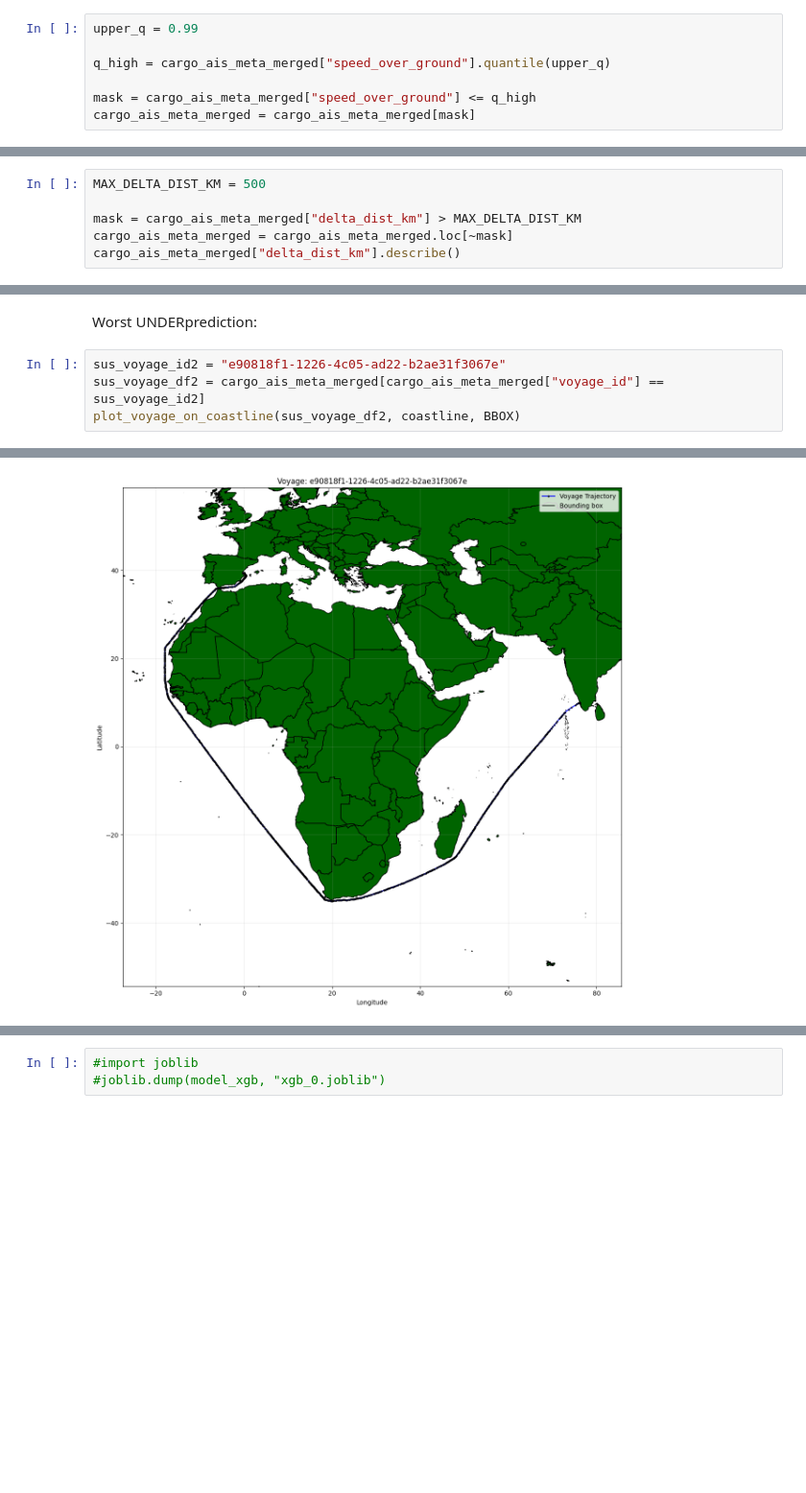
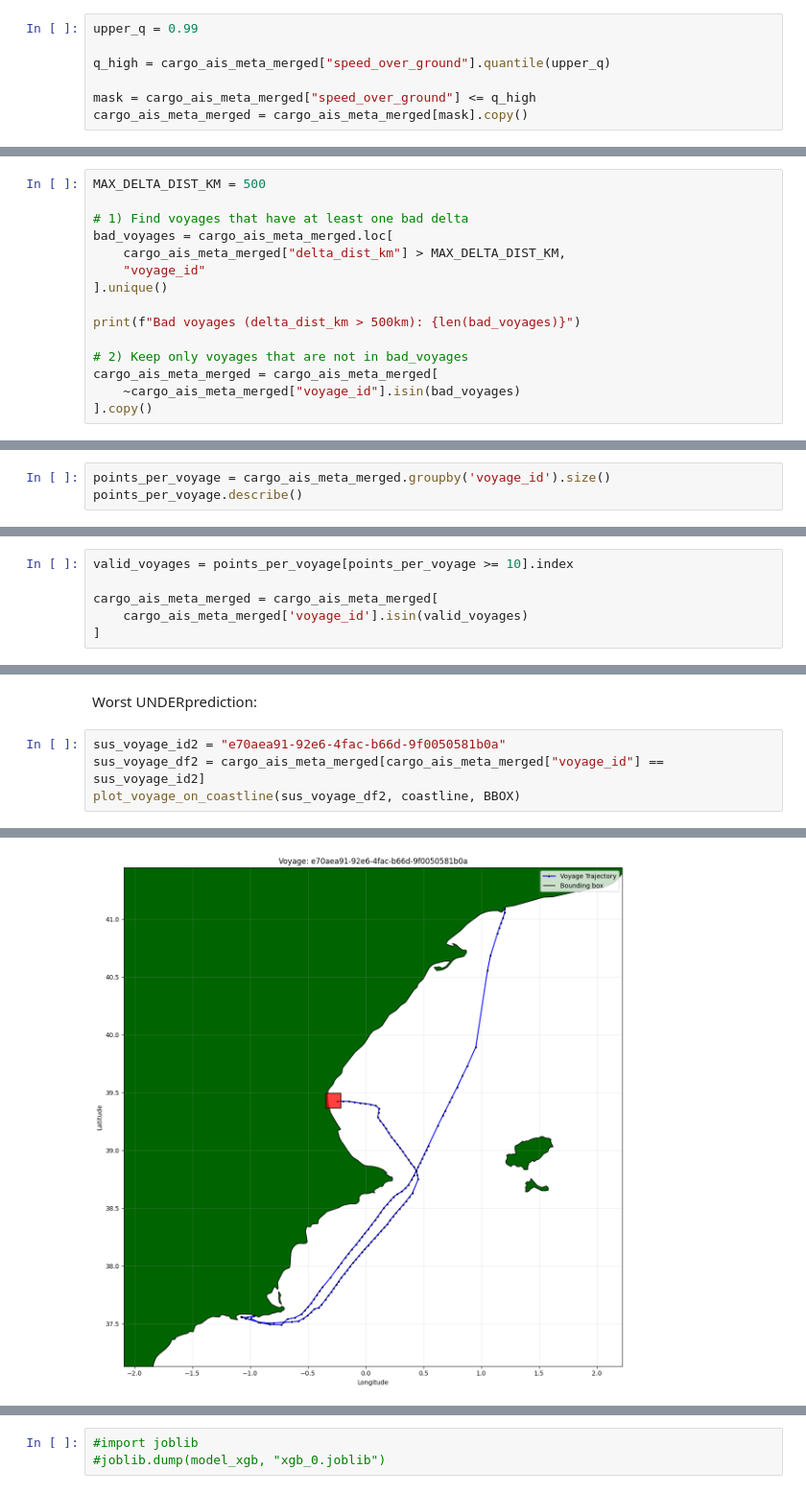
Before and after one commit to Magnuswlange/port_congestion_proj_ml, a Jupyter notebook: feature_selection.ipynb, the cells around one changed output, grey strips where cells are left out. Shown at 96% size. Cells and saved outputs as stored; diff of their text form; blank space fills up the shorter version.

```diff
--- a/feature_selection.ipynb
+++ b/feature_selection.ipynb
@@ -679,7 +668,7 @@ upper_q = 0.99
 q_high = cargo_ais_meta_merged["speed_over_ground"].quantile(upper_q)
 
 mask = cargo_ais_meta_merged["speed_over_ground"] <= q_high
-cargo_ais_meta_merged = cargo_ais_meta_merged[mask]
+cargo_ais_meta_merged = cargo_ais_meta_merged[mask].copy()
 # %%
 cargo_ais_meta_merged["speed_over_ground"].describe()
 # %% [output]
@@ -805,7 +814,16 @@ Remove any data points with an unrealistically high max delta dist km
 # %%
 MAX_DELTA_DIST_KM = 500
 
-mask = cargo_ais_meta_merged["delta_dist_km"] > MAX_DELTA_DIST_KM
-cargo_ais_meta_merged = cargo_ais_meta_merged.loc[~mask]
-cargo_ais_meta_merged["delta_dist_km"].describe()
+# 1) Find voyages that have at least one bad delta
+bad_voyages = cargo_ais_meta_merged.loc[
+    cargo_ais_meta_merged["delta_dist_km"] > MAX_DELTA_DIST_KM,
+    "voyage_id"
+].unique()
+
+print(f"Bad voyages (delta_dist_km > 500km): {len(bad_voyages)}")
+
+# 2) Keep only voyages that are not in bad_voyages
+cargo_ais_meta_merged = cargo_ais_meta_merged[
+    ~cargo_ais_meta_merged["voyage_id"].isin(bad_voyages)
+].copy()
 # %% [output]
@@ -861,0 +886,3 @@ Data points: 116
+# %%
+points_per_voyage = cargo_ais_meta_merged.groupby('voyage_id').size()
+points_per_voyage.describe()
@@ -861,0 +899,6 @@ Data points: 116
+# %%
+valid_voyages = points_per_voyage[points_per_voyage >= 10].index
+
+cargo_ais_meta_merged = cargo_ais_meta_merged[
+    cargo_ais_meta_merged['voyage_id'].isin(valid_voyages)
+]
@@ -1348,10 +1371,10 @@ Data points: 269
 # %% [markdown]
 Worst UNDERprediction:
 # %%
-sus_voyage_id2 = "e90818f1-1226-4c05-ad22-b2ae31f3067e"
+sus_voyage_id2 = "e70aea91-92e6-4fac-b66d-9f0050581b0a"
 sus_voyage_df2 = cargo_ais_meta_merged[cargo_ais_meta_merged["voyage_id"] == sus_voyage_id2]
 plot_voyage_on_coastline(sus_voyage_df2, coastline, BBOX)
 # %% [output]
 See: https://matplotlib.org/stable/tutorials/intermediate/legend_guide.html#implementing-a-custom-legend-handler
   ax.legend()
-[figure, old version]
+[figure, new version]
```
Also changed, not shown: parts of 62 cells of this notebook, 3 other files.
